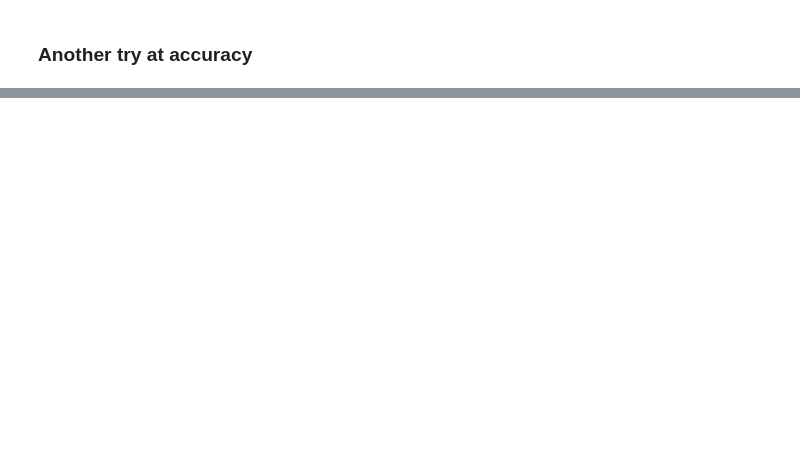
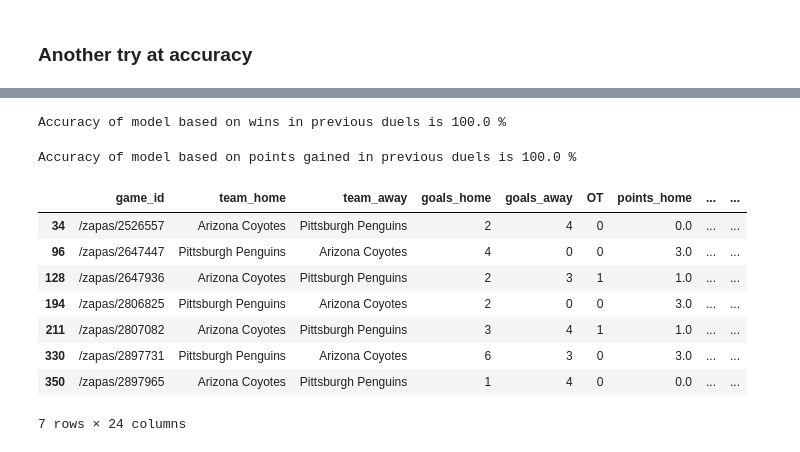
Before and after one commit to pajaKr/nhl_project, a Jupyter notebook: nhl_project.ipynb, the cells around one changed output, grey strips where cells are left out. Cells and saved outputs as stored; diff of their text form; code cells hidden in the pictures; blank space fills up the shorter version.

Commit message:
Accuracy of 2 models

```diff
--- a/nhl_project.ipynb
+++ b/nhl_project.ipynb
@@ -585,0 +498,61 @@ Prediction would NOT be correct for prevoius duel
+# %%
+def predictions_score(row):
+    if row['wins_before_this_match'] >= row['matches_before_this_match']/2:
+        val = 1
+    elif row['wins_before_this_match'] < row['matches_before_this_match']/2:
+        val = 0
+    return val
+second_model_mathes_filtered['Prediction_score'] = second_model_mathes_filtered.apply(predictions_score, axis=1)
+def predictions_points(row):
+    if row['wins_before_this_match'] >= row['matches_before_this_match']/2:
+        val = 1
+    elif row['wins_before_this_match'] < row['matches_before_this_match']/2:
+        val = 0
+    return val
+second_model_mathes_filtered['Prediction_points'] = second_model_mathes_filtered.apply(predictions_points, axis=1)
+# %%
+def correctness_score(row):
+    if row['TOI_result'] == row['Prediction_score']:
+        val = 1
+    elif row['TOI_result'] != row['Prediction_score']:
+        val = 0
+    return val
+second_model_mathes_filtered['correct_score'] = second_model_mathes_filtered.apply(correctness_score, axis=1)
+
+def correctness_points(row):
+    if row['TOI_result'] == row['Prediction_points']:
+        val = 1
+    elif row['TOI_result'] != row['Prediction_points']:
+        val = 0
+    return val
+second_model_mathes_filtered['correct_points'] = second_model_mathes_filtered.apply(correctness_points, axis=1)
+# %%
+second_model_mathes_filteredd = second_model_mathes_filtered.iloc[1:].copy() #Remove the first row as we can not use model on it, so the resoult is wrong
+# %%
+accuracy_score_model = round((sum(second_model_mathes_filteredd['correct_score'])/max((second_model_mathes_filteredd['matches_before_this_match']))*100),2)
+if second_model_mathes_filteredd.shape[0] == 0:
+    print('Can not determine accuracy of the modela as there was not enoug matches betwen',team_1, 'and', team_2)
+else:
+    print('Accuracy of model based on wins in previous duels is',accuracy_score_model,'%')
+# %% [output]
+Accuracy of model based on wins in previous duels is 100.0 %
+# %%
+accuracy_points_model = round((sum(second_model_mathes_filteredd['correct_points'])/max((second_model_mathes_filteredd['matches_before_this_match']))*100),2)
+if second_model_mathes_filteredd.shape[0] == 0:
+    print('Can not determine accuracy of the modela as there was not enoug matches betwen',team_1, 'and', team_2)
+else:
+    print('Accuracy of model based on points gained in previous duels is',accuracy_points_model,'%')
+# %% [output]
+Accuracy of model based on points gained in previous duels is 100.0 %
+# %%
+second_model_mathes_filteredd
+# %% [output]
+|  | game_id | team_home | team_away | goals_home | goals_away | OT | points_home | ... | ... |
+| 34 | /zapas/2526557 | Arizona Coyotes | Pittsburgh Penguins | 2 | 4 | 0 | 0.0 | ... | ... |
+| 96 | /zapas/2647447 | Pittsburgh Penguins | Arizona Coyotes | 4 | 0 | 0 | 3.0 | ... | ... |
+| 128 | /zapas/2647936 | Arizona Coyotes | Pittsburgh Penguins | 2 | 3 | 1 | 1.0 | ... | ... |
+| 194 | /zapas/2806825 | Pittsburgh Penguins | Arizona Coyotes | 2 | 0 | 0 | 3.0 | ... | ... |
+| 211 | /zapas/2807082 | Arizona Coyotes | Pittsburgh Penguins | 3 | 4 | 1 | 1.0 | ... | ... |
+| 330 | /zapas/2897731 | Pittsburgh Penguins | Arizona Coyotes | 6 | 3 | 0 | 3.0 | ... | ... |
+| 350 | /zapas/2897965 | Arizona Coyotes | Pittsburgh Penguins | 1 | 4 | 0 | 0.0 | ... | ... |
+7 rows × 24 columns
```
Also changed, not shown: parts of 29 cells of this notebook.
